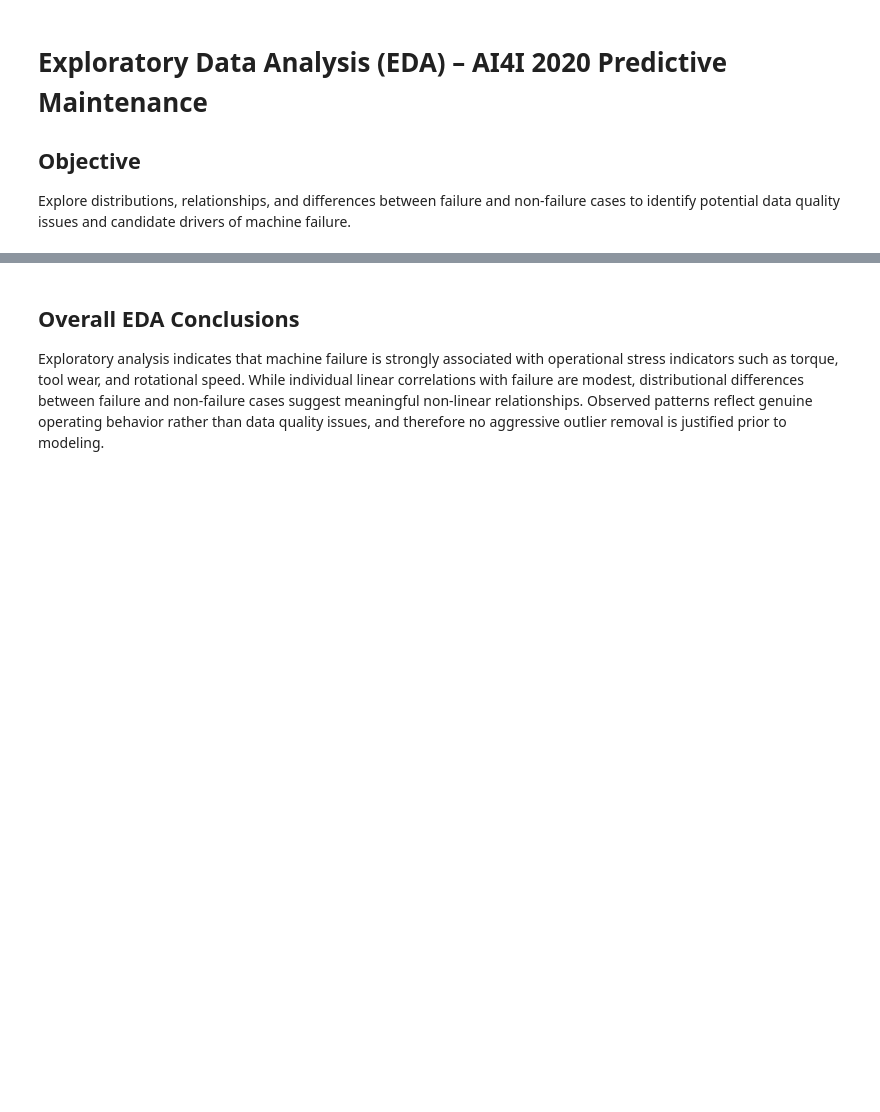
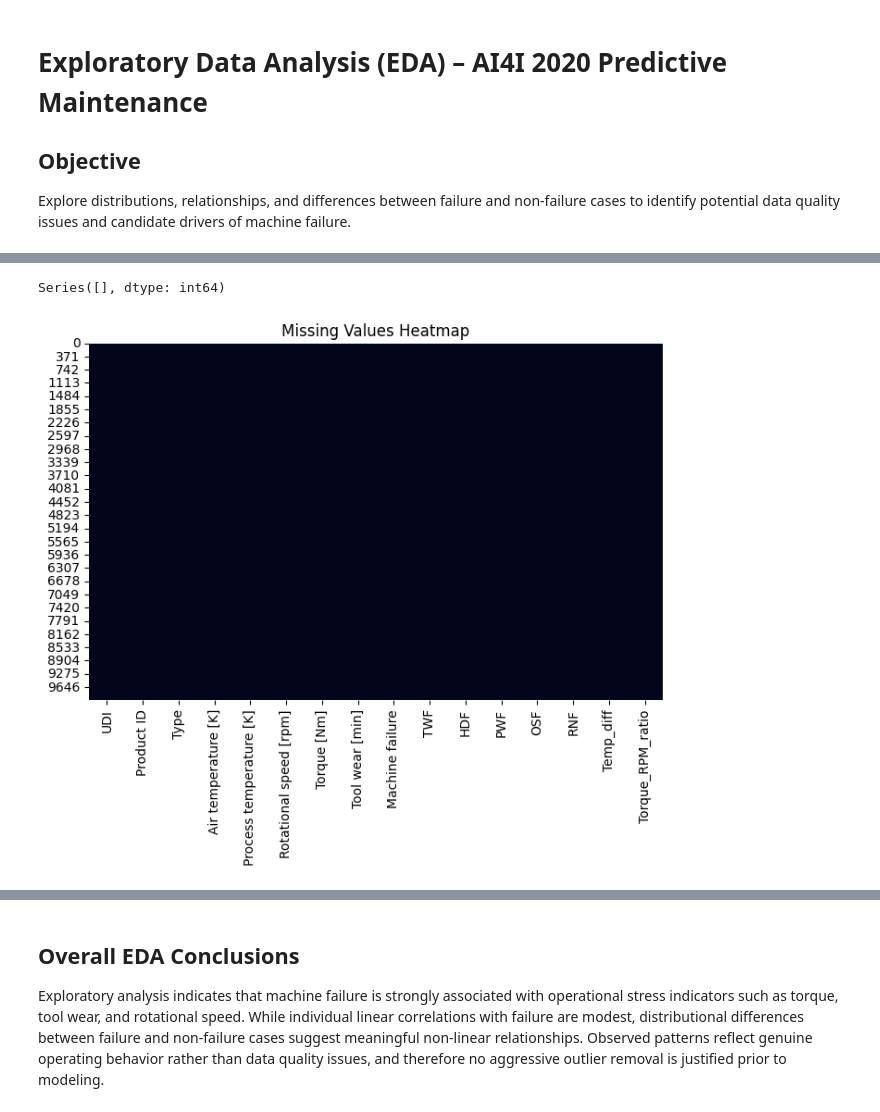
Before and after one commit to faizan97-malek/Capstone_Project_Damo-699, a Jupyter notebook: notebook/02_eda.ipynb, the cells around one changed output, grey strips where cells are left out. Saved outputs shown, nothing was run; the diff lists cells and outputs as text; code cells hidden in the pictures; blank space fills up the shorter version.

```diff
--- a/notebook/02_eda.ipynb
+++ b/notebook/02_eda.ipynb
@@ -152,0 +117,22 @@ This variation suggests that product characteristics influence operational stres
+# %%
+# Check for missing values in each column
+missing_values = df.isnull().sum()
+
+# Display columns that contain missing values
+missing_values[missing_values > 0]
+# %% [output]
+Series([], dtype: int64)
+# %%
+# Visualize missing values using a heatmap
+
+plt.figure()
+sns.heatmap(df.isnull(), cbar=False)
+
+plt.title("Missing Values Heatmap")
+
+# Save the visualization
+plt.savefig(PROJECT_ROOT / "visuals" / "missing_values_heatmap.png", bbox_inches="tight")
+
+plt.show()
+# %% [output]
+[figure, added]
```
Also changed, not shown: parts of 41 cells of this notebook, 19 other files.
